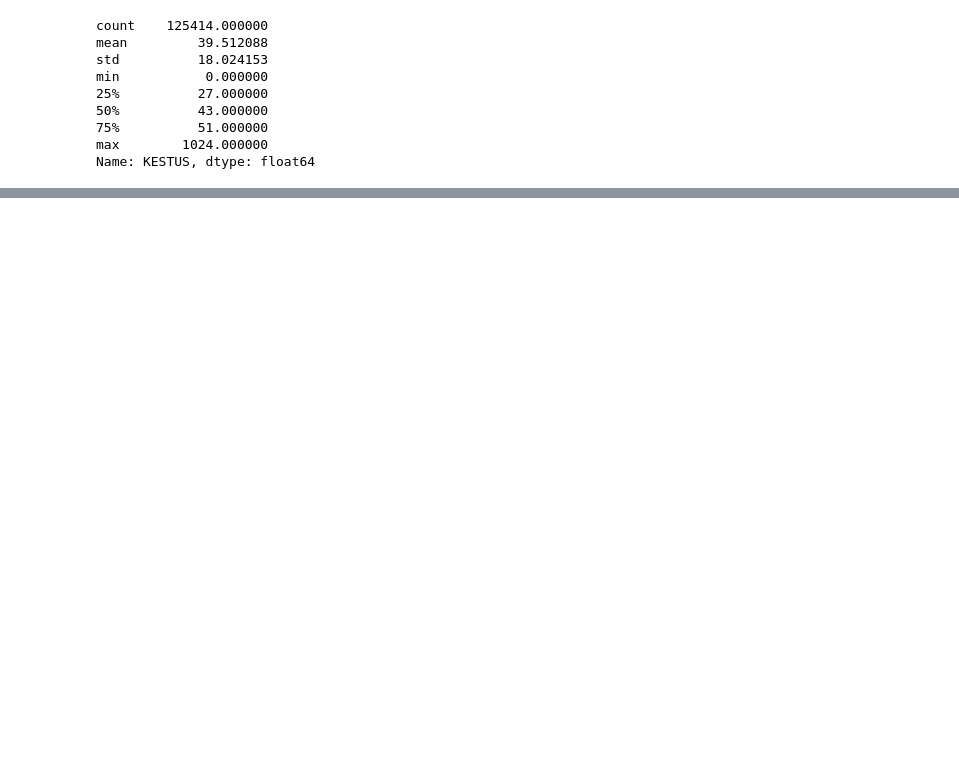
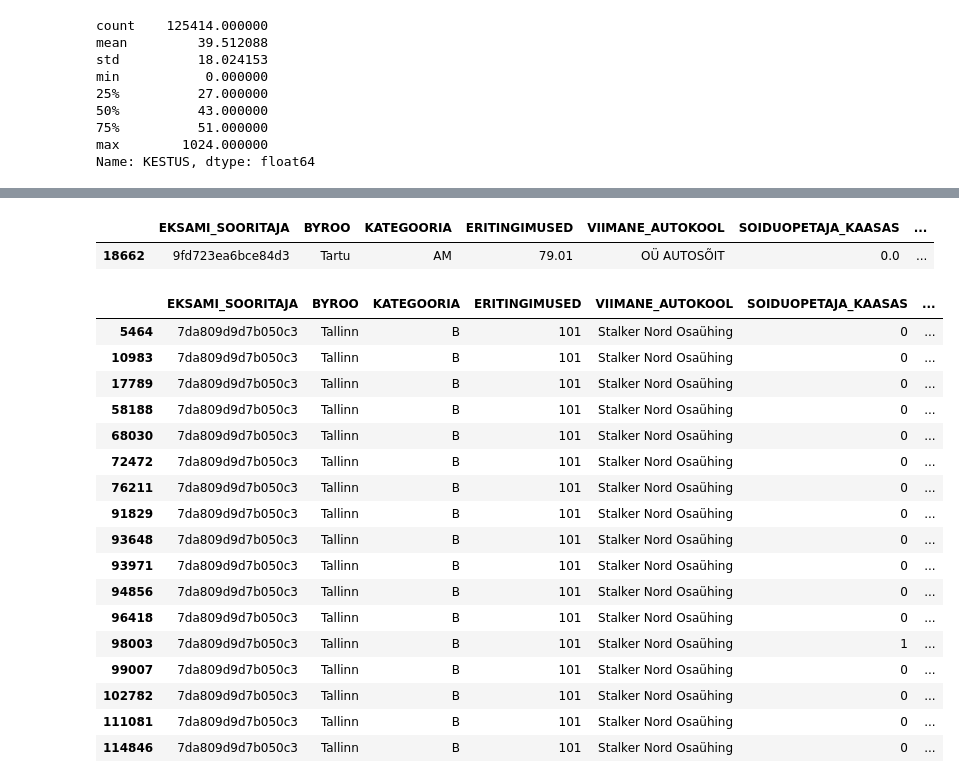
Before and after one commit to vanessaphtn/DS_project, a Jupyter notebook: H6project.ipynb, the cells around one changed output, grey strips where cells are left out. Cells and saved outputs as stored; diff of their text form; code cells hidden in the pictures; blank space fills up the shorter version.

```diff
--- a/H6project.ipynb
+++ b/H6project.ipynb
@@ -182,0 +264,35 @@ Name: KESTUS, dtype: float64
+# %%
+combined_copy = combined_copy.drop(columns=['KATK_POHJUS','MITTEARVESTATUD','VEAD'])
+# %%
+combined_copy = combined_copy[(combined_copy['SEISUND'] != 'KATKESTATUD') & (combined_copy['SEISUND'] != 'EI_ILMUNUD_KOHALE')]
+# %%
+combined_copy[pd.isna(combined_copy['KESTUS'])]
+# %% [output]
+|  | EKSAMI_SOORITAJA | BYROO | KATEGOORIA | ERITINGIMUSED | VIIMANE_AUTOKOOL | SOIDUOPETAJA_KAASAS | ... |
+| 18662 | 9fd723ea6bce84d3 | Tartu | AM | 79.01 | OÜ AUTOSÕIT | 0.0 | ... |
+# %%
+combined_copy = combined_copy.drop(18662)
+# %%
+combined_copy_järjestatud = combined_copy.sort_values(by=['EKSAMI_SOORITAJA', 'AASTA', 'KUU','SEISUND'])
+combined_copy['VARASEMAID_KATSEID'] = combined_copy_järjestatud.groupby(['EKSAMI_SOORITAJA','KATEGOORIA']).cumcount()
+# %%
+combined_copy[combined_copy['EKSAMI_SOORITAJA']=='7da809d9d7b050c3'].sort_values(by=['AASTA','KUU'])
+# %% [output]
+|  | EKSAMI_SOORITAJA | BYROO | KATEGOORIA | ERITINGIMUSED | VIIMANE_AUTOKOOL | SOIDUOPETAJA_KAASAS | ... |
+| 5464 | 7da809d9d7b050c3 | Tallinn | B | 101 | Stalker Nord Osaühing | 0 | ... |
+| 10983 | 7da809d9d7b050c3 | Tallinn | B | 101 | Stalker Nord Osaühing | 0 | ... |
+| 17789 | 7da809d9d7b050c3 | Tallinn | B | 101 | Stalker Nord Osaühing | 0 | ... |
+| 58188 | 7da809d9d7b050c3 | Tallinn | B | 101 | Stalker Nord Osaühing | 0 | ... |
+| 68030 | 7da809d9d7b050c3 | Tallinn | B | 101 | Stalker Nord Osaühing | 0 | ... |
+| 72472 | 7da809d9d7b050c3 | Tallinn | B | 101 | Stalker Nord Osaühing | 0 | ... |
+| 76211 | 7da809d9d7b050c3 | Tallinn | B | 101 | Stalker Nord Osaühing | 0 | ... |
+| 91829 | 7da809d9d7b050c3 | Tallinn | B | 101 | Stalker Nord Osaühing | 0 | ... |
+| 93648 | 7da809d9d7b050c3 | Tallinn | B | 101 | Stalker Nord Osaühing | 0 | ... |
+| 93971 | 7da809d9d7b050c3 | Tallinn | B | 101 | Stalker Nord Osaühing | 0 | ... |
+| 94856 | 7da809d9d7b050c3 | Tallinn | B | 101 | Stalker Nord Osaühing | 0 | ... |
+| 96418 | 7da809d9d7b050c3 | Tallinn | B | 101 | Stalker Nord Osaühing | 0 | ... |
+| 98003 | 7da809d9d7b050c3 | Tallinn | B | 101 | Stalker Nord Osaühing | 1 | ... |
+| 99007 | 7da809d9d7b050c3 | Tallinn | B | 101 | Stalker Nord Osaühing | 0 | ... |
+| 102782 | 7da809d9d7b050c3 | Tallinn | B | 101 | Stalker Nord Osaühing | 0 | ... |
+| 111081 | 7da809d9d7b050c3 | Tallinn | B | 101 | Stalker Nord Osaühing | 0 | ... |
+| 114846 | 7da809d9d7b050c3 | Tallinn | B | 101 | Stalker Nord Osaühing | 0 | ... |
```
Also changed, not shown: parts of 36 cells of this notebook.
